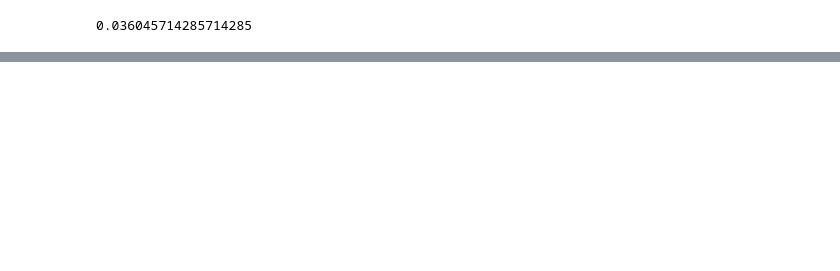
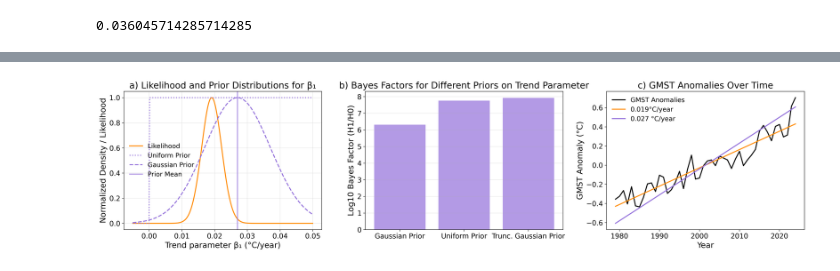
Before and after one commit to jumin94/bayes_factors_climate, a Jupyter notebook: Example1/linear_trend_with_different_priors.ipynb, the cells around one changed output, grey strips where cells are left out. Cells and saved outputs as stored; diff of their text form; code cells hidden in the pictures; blank space fills up the shorter version.

Commit message:
linear_trend_update

```diff
--- a/Example1/linear_trend_with_different_priors.ipynb
+++ b/Example1/linear_trend_with_different_priors.ipynb
@@ -251,0 +176,10 @@ MediumPurpl_colors = [
+# %%
+beta_grid = np.linspace(-0.01, 0.06, 1000)
+### Define thr prior_truncN for plotting
+prior_truncN = np.zeros_like(beta_grid)
+Z = norm.cdf((b - mu)/np.sqrt(tau2)) - norm.cdf((a - mu)/np.sqrt(tau2))
+for i, beta in enumerate(beta_grid):
+    if a <= beta <= b:
+        prior_truncN[i] = norm.pdf(beta, loc=mu, scale=np.sqrt(tau2)) / Z
+    else:
+        prior_truncN[i] = 0.0
@@ -251,0 +281,39 @@ MediumPurpl_colors = [
+# %%
+### Join the two figures above in a single figure with two panels
+fig, axs = plt.subplots(1, 3, figsize=(20, 5), dpi=300)
+# Panel 1: Likelihood and Priors
+axs[0].plot(beta_grid, likelihoods / np.max(likelihoods), label="Likelihood", color="DarkOrange", linewidth=2)
+axs[0].plot(beta_grid, prior_uniform / np.max(prior_uniform), label="Uniform Prior", color="MediumPurple", linestyle=":", linewidth=2)
+axs[0].plot(beta_grid, prior_gaussian, label="Gaussian Prior", color="MediumPurple", linestyle="--", linewidth=2)
+axs[0].axvline(mu, color="MediumPurple", linestyle="-", linewidth=1.5, label="Prior Mean")
+axs[0].set_xlabel("Trend parameter β₁ (°C/year)", fontsize=LABEL_FONTSIZE)
+axs[0].set_ylabel("Normalized Density / Likelihood", fontsize=LABEL_FONTSIZE)
+axs[0].set_title("a) Likelihood and Prior Distributions for β₁", fontsize=TITLE_FONTSIZE)
+axs[0].tick_params(axis="both", labelsize=TICK_FONTSIZE)
+axs[0].legend(fontsize=LEGEND_FONTSIZE, frameon=False)
+axs[0].grid(alpha=0.3)
+# Panel 2: Bayes Factors
+bf_labels = ['Gaussian Prior', 'Uniform Prior', 'Trunc. Gaussian Prior']
+bf_values = [to_log10(log_BF10_closed), to_log10(log_BF10_uniform), to_log10(log_BF10_truncN)]
+axs[1].bar(bf_labels, bf_values, color='MediumPurple', alpha=0.7)
+axs[1].set_ylabel('Log10 Bayes Factor (H1/H0)', fontsize=LABEL_FONTSIZE)
+axs[1].set_title('b) Bayes Factors for Different Priors on Trend Parameter', fontsize=TITLE_FONTSIZE)
+axs[1].tick_params(axis='both', labelsize=TICK_FONTSIZE)
+axs[1].grid(axis='y', alpha=0.3)
+# Panel 3: Time series and trend
+axs[2].plot(ds.sel(year=slice(1979, 2024)).year, ds.sel(year=slice(1979, 2024)).GMST-np.mean(ds.sel(year=slice(1979, 2024)).GMST), label="GMST Anomalies", color="k", linewidth=2)
+axs[2].set_xlabel("Year", fontsize=LABEL_FONTSIZE)
+axs[2].set_ylabel("GMST Anomaly (°C)", fontsize=LABEL_FONTSIZE)
+# Linear trend line
+trend_line = beta0 + (Sxy / Sxx) * (ds.sel(year=slice(1979, 2024)).year - np.mean(ds.sel(year=slice(1979, 2024)).year.values))
+axs[2].plot(ds.sel(year=slice(1979, 2024)).year, trend_line, label=str(round(beta0 + (Sxy / Sxx),3))+'°C/year', color="DarkOrange", linestyle="-", linewidth=2)
+trend_line_prior = 0.027 * (ds.sel(year=slice(1979, 2024)).year - np.mean(ds.sel(year=slice(1979, 2024)).year.values))
+axs[2].plot(ds.sel(year=slice(1979, 2024)).year, trend_line_prior, label='0.027 °C/year', color="MediumPurple", linestyle="-", linewidth=2)
+
+axs[2].set_title("c) GMST Anomalies Over Time", fontsize=TITLE_FONTSIZE)
+axs[2].tick_params(axis="both", labelsize=TICK_FONTSIZE)
+axs[2].legend(fontsize=LEGEND_FONTSIZE, frameon=False)
+plt.tight_layout()
+plt.show()
+# %% [output]
+[figure, added]
```
Also changed, not shown: parts of 13 cells of this notebook, 3 other files.
